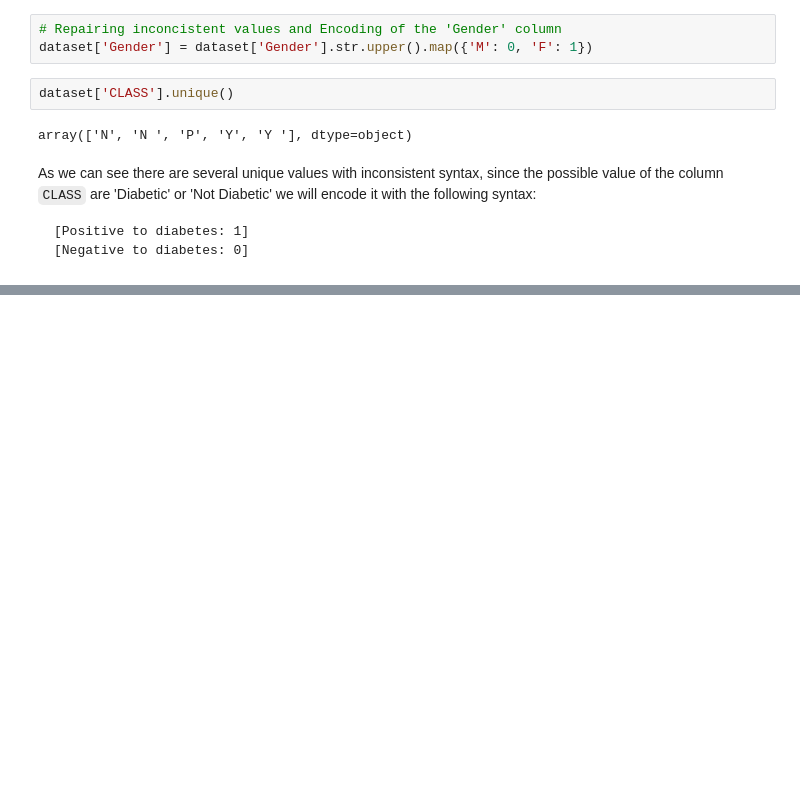
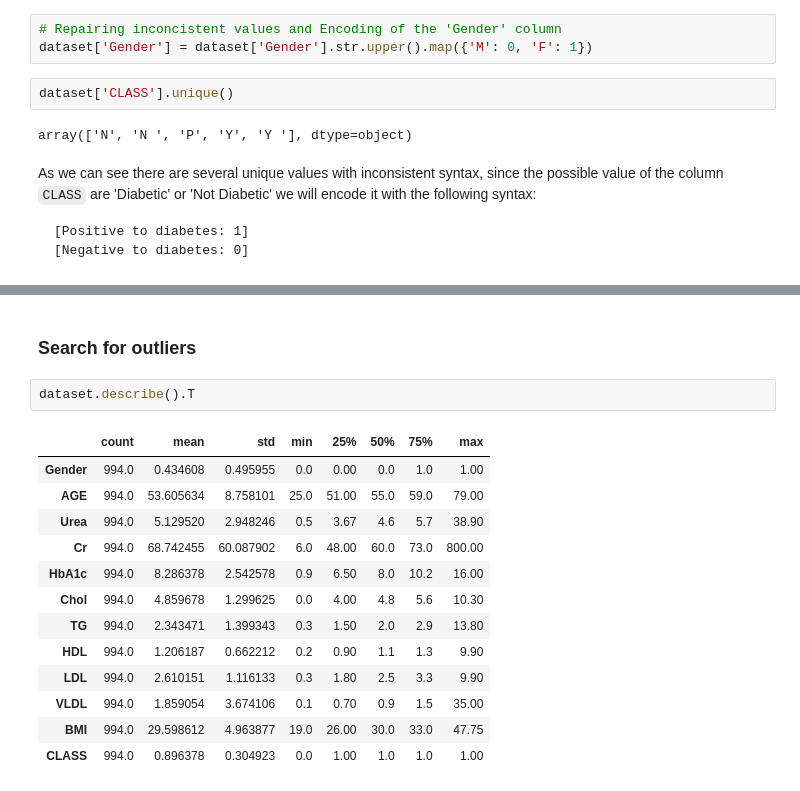
Before and after one commit to tbimbato/Diabetes-Dataset-EDA-and-prediction, a Jupyter notebook: notebooks/EDA.ipynb, the cells around one changed output, grey strips where cells are left out. Cells and saved outputs as stored; diff of their text form; blank space fills up the shorter version.

```diff
--- a/notebooks/EDA.ipynb
+++ b/notebooks/EDA.ipynb
@@ -154,0 +196,18 @@ array([0, 1])
+# %% [markdown]
+### Search for outliers
+# %%
+dataset.describe().T
+# %% [output]
+|  | count | mean | std | min | 25% | 50% | 75% | max |
+| Gender | 994.0 | 0.434608 | 0.495955 | 0.0 | 0.00 | 0.0 | 1.0 | 1.00 |
+| AGE | 994.0 | 53.605634 | 8.758101 | 25.0 | 51.00 | 55.0 | 59.0 | 79.00 |
+| Urea | 994.0 | 5.129520 | 2.948246 | 0.5 | 3.67 | 4.6 | 5.7 | 38.90 |
+| Cr | 994.0 | 68.742455 | 60.087902 | 6.0 | 48.00 | 60.0 | 73.0 | 800.00 |
+| HbA1c | 994.0 | 8.286378 | 2.542578 | 0.9 | 6.50 | 8.0 | 10.2 | 16.00 |
+| Chol | 994.0 | 4.859678 | 1.299625 | 0.0 | 4.00 | 4.8 | 5.6 | 10.30 |
+| TG | 994.0 | 2.343471 | 1.399343 | 0.3 | 1.50 | 2.0 | 2.9 | 13.80 |
+| HDL | 994.0 | 1.206187 | 0.662212 | 0.2 | 0.90 | 1.1 | 1.3 | 9.90 |
+| LDL | 994.0 | 2.610151 | 1.116133 | 0.3 | 1.80 | 2.5 | 3.3 | 9.90 |
+| VLDL | 994.0 | 1.859054 | 3.674106 | 0.1 | 0.70 | 0.9 | 1.5 | 35.00 |
+| BMI | 994.0 | 29.598612 | 4.963877 | 19.0 | 26.00 | 30.0 | 33.0 | 47.75 |
+| CLASS | 994.0 | 0.896378 | 0.304923 | 0.0 | 1.00 | 1.0 | 1.0 | 1.00 |
```
Also changed, not shown: parts of 9 cells of this notebook, 2 other files.
